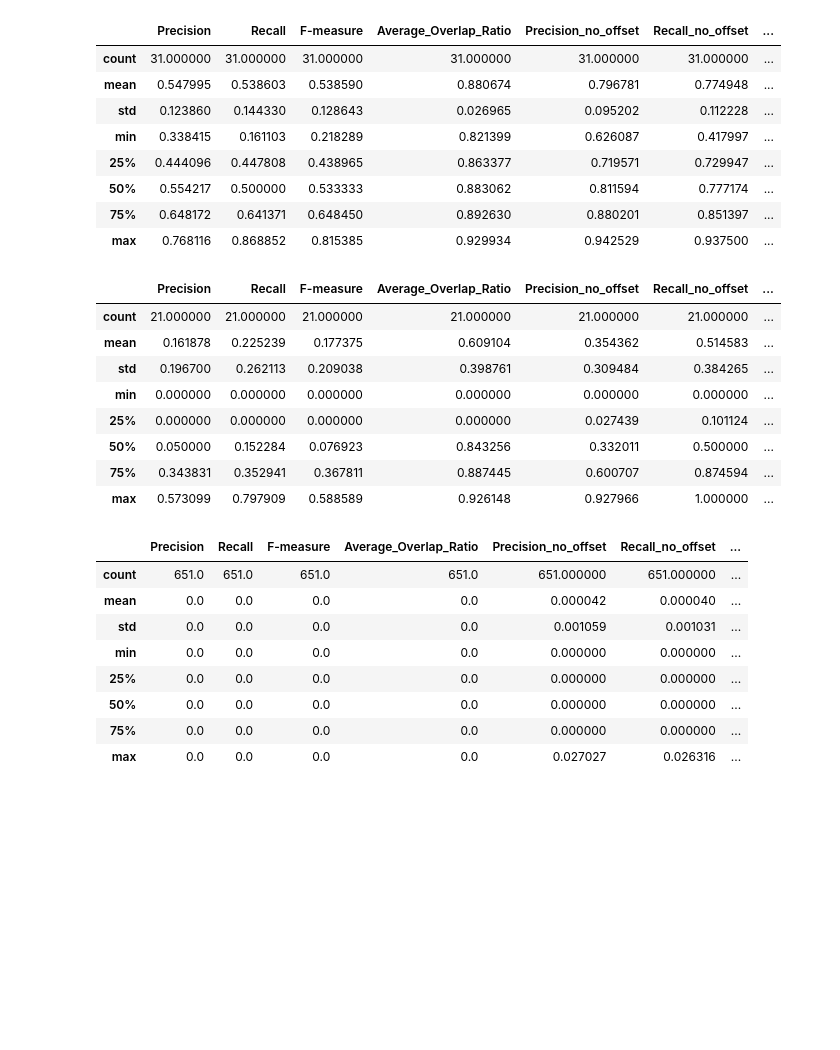
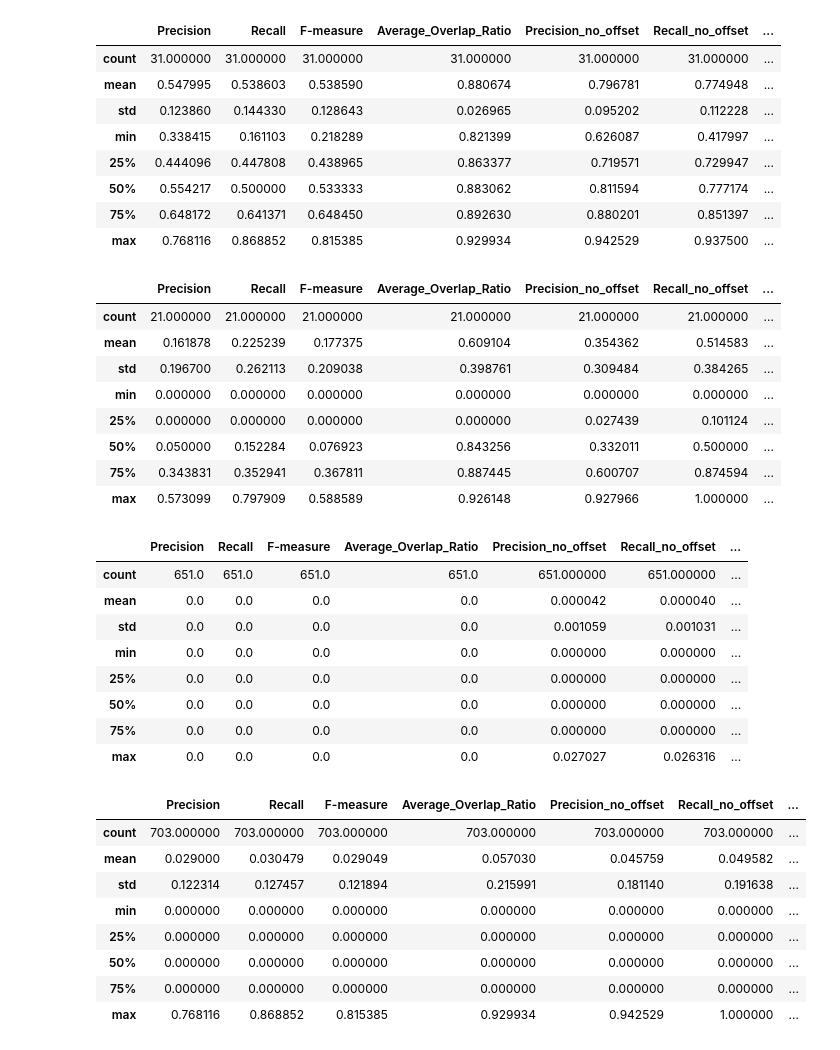
Before and after one commit to Lorenzo2703/Advanced_Pitch, a Jupyter notebook: BasicPitch/basic_pitch/Utils.ipynb, the cells around one changed output. Saved outputs shown, nothing was run; the diff lists cells and outputs as text; code cells hidden in the pictures; blank space fills up the shorter version.

```diff
--- a/BasicPitch/basic_pitch/Utils.ipynb
+++ b/BasicPitch/basic_pitch/Utils.ipynb
@@ -167,31 +167,42 @@ hwd_b = benchmark[~benchmark.index.str[0].str.isnumeric() & ~benchmark.index.str
 display(guitarset_b.describe())
 display(slakh_b.describe())
 display(hwd_b.describe())
+
+display(benchmark.describe())
 # %% [output]
 |  | Precision | Recall | F-measure | Average_Overlap_Ratio | Precision_no_offset | Recall_no_offset | ... |
 | count | 31.000000 | 31.000000 | 31.000000 | 31.000000 | 31.000000 | 31.000000 | ... |
 | mean | 0.547995 | 0.538603 | 0.538590 | 0.880674 | 0.796781 | 0.774948 | ... |
 | std | 0.123860 | 0.144330 | 0.128643 | 0.026965 | 0.095202 | 0.112228 | ... |
 | min | 0.338415 | 0.161103 | 0.218289 | 0.821399 | 0.626087 | 0.417997 | ... |
 | 25% | 0.444096 | 0.447808 | 0.438965 | 0.863377 | 0.719571 | 0.729947 | ... |
 | 50% | 0.554217 | 0.500000 | 0.533333 | 0.883062 | 0.811594 | 0.777174 | ... |
 | 75% | 0.648172 | 0.641371 | 0.648450 | 0.892630 | 0.880201 | 0.851397 | ... |
 | max | 0.768116 | 0.868852 | 0.815385 | 0.929934 | 0.942529 | 0.937500 | ... |
 |  | Precision | Recall | F-measure | Average_Overlap_Ratio | Precision_no_offset | Recall_no_offset | ... |
 | count | 21.000000 | 21.000000 | 21.000000 | 21.000000 | 21.000000 | 21.000000 | ... |
 | mean | 0.161878 | 0.225239 | 0.177375 | 0.609104 | 0.354362 | 0.514583 | ... |
 | std | 0.196700 | 0.262113 | 0.209038 | 0.398761 | 0.309484 | 0.384265 | ... |
 | min | 0.000000 | 0.000000 | 0.000000 | 0.000000 | 0.000000 | 0.000000 | ... |
 | 25% | 0.000000 | 0.000000 | 0.000000 | 0.000000 | 0.027439 | 0.101124 | ... |
 | 50% | 0.050000 | 0.152284 | 0.076923 | 0.843256 | 0.332011 | 0.500000 | ... |
 | 75% | 0.343831 | 0.352941 | 0.367811 | 0.887445 | 0.600707 | 0.874594 | ... |
 | max | 0.573099 | 0.797909 | 0.588589 | 0.926148 | 0.927966 | 1.000000 | ... |
 |  | Precision | Recall | F-measure | Average_Overlap_Ratio | Precision_no_offset | Recall_no_offset | ... |
 | count | 651.0 | 651.0 | 651.0 | 651.0 | 651.000000 | 651.000000 | ... |
 | mean | 0.0 | 0.0 | 0.0 | 0.0 | 0.000042 | 0.000040 | ... |
 | std | 0.0 | 0.0 | 0.0 | 0.0 | 0.001059 | 0.001031 | ... |
 | min | 0.0 | 0.0 | 0.0 | 0.0 | 0.000000 | 0.000000 | ... |
 | 25% | 0.0 | 0.0 | 0.0 | 0.0 | 0.000000 | 0.000000 | ... |
 | 50% | 0.0 | 0.0 | 0.0 | 0.0 | 0.000000 | 0.000000 | ... |
 | 75% | 0.0 | 0.0 | 0.0 | 0.0 | 0.000000 | 0.000000 | ... |
 | max | 0.0 | 0.0 | 0.0 | 0.0 | 0.027027 | 0.026316 | ... |
+|  | Precision | Recall | F-measure | Average_Overlap_Ratio | Precision_no_offset | Recall_no_offset | ... |
+| count | 703.000000 | 703.000000 | 703.000000 | 703.000000 | 703.000000 | 703.000000 | ... |
+| mean | 0.029000 | 0.030479 | 0.029049 | 0.057030 | 0.045759 | 0.049582 | ... |
+| std | 0.122314 | 0.127457 | 0.121894 | 0.215991 | 0.181140 | 0.191638 | ... |
+| min | 0.000000 | 0.000000 | 0.000000 | 0.000000 | 0.000000 | 0.000000 | ... |
+| 25% | 0.000000 | 0.000000 | 0.000000 | 0.000000 | 0.000000 | 0.000000 | ... |
+| 50% | 0.000000 | 0.000000 | 0.000000 | 0.000000 | 0.000000 | 0.000000 | ... |
+| 75% | 0.000000 | 0.000000 | 0.000000 | 0.000000 | 0.000000 | 0.000000 | ... |
+| max | 0.768116 | 0.868852 | 0.815385 | 0.929934 | 0.942529 | 1.000000 | ... |
```
Also changed, not shown: parts of 9 cells of this notebook, 11 other files.
